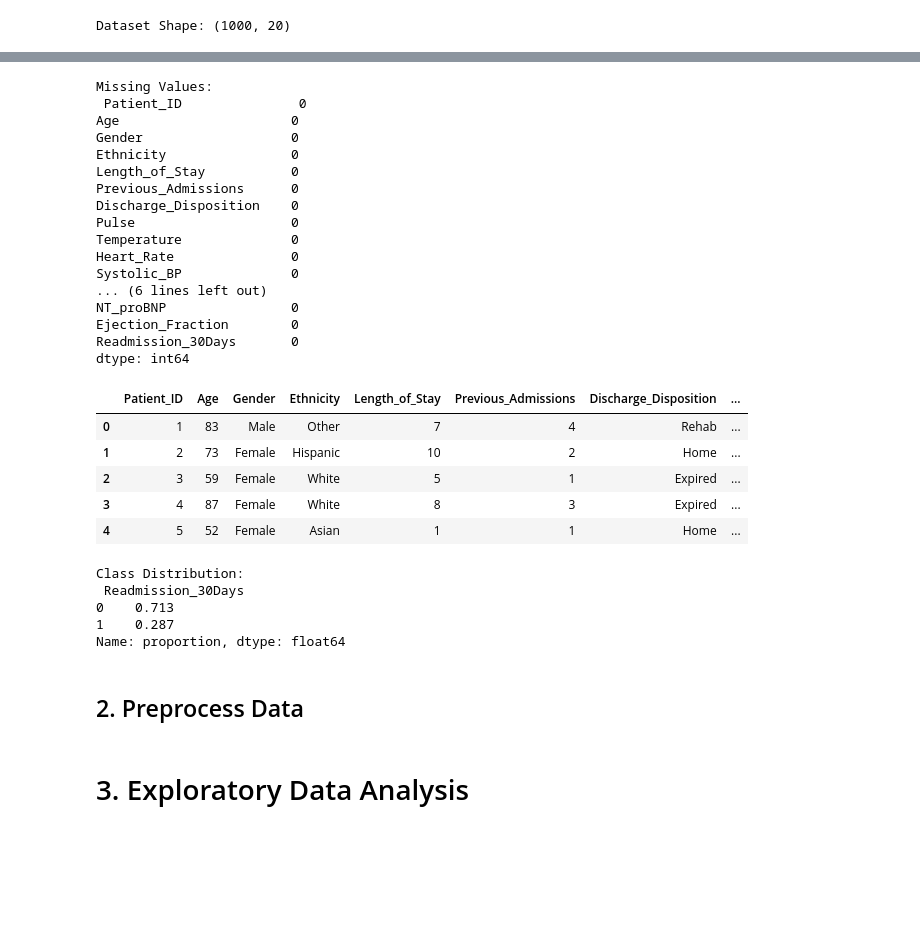
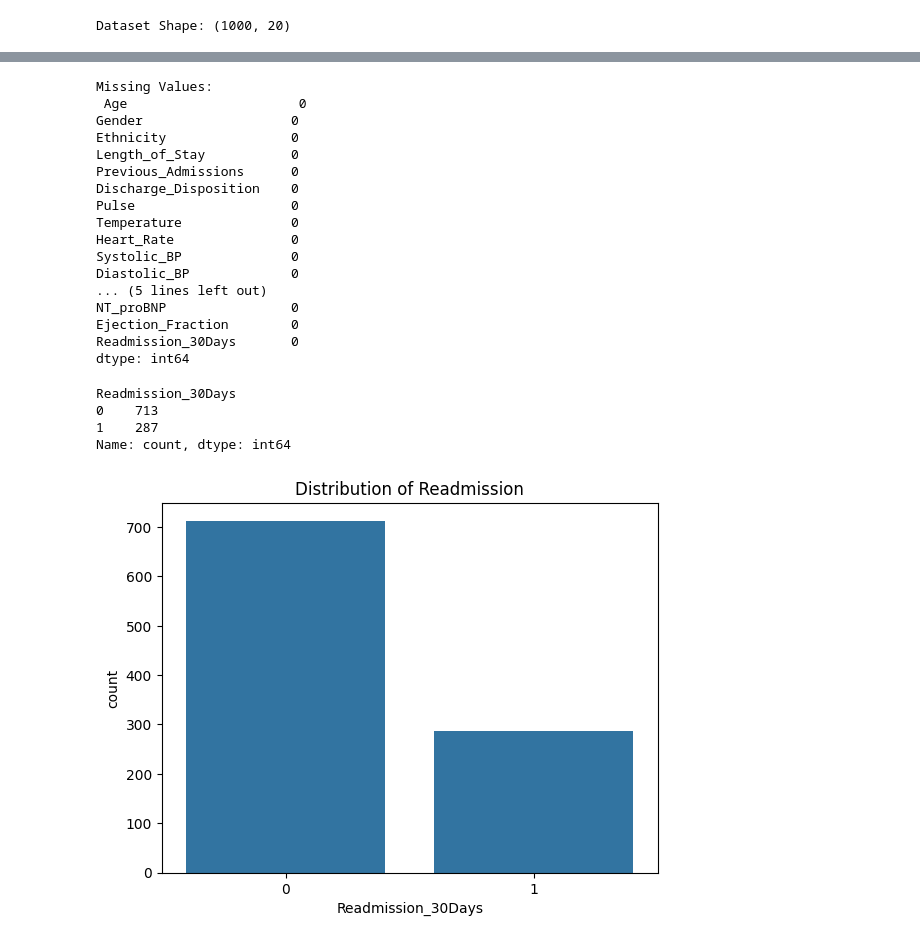
Before and after one commit to Phionanamugga/Heart_Failure_ReAdmission_Predicition, a Jupyter notebook: readmission.ipynb, the cells around one changed output, grey strips where cells are left out. Cells and saved outputs as stored; diff of their text form; code cells hidden in the pictures; blank space fills up the shorter version.

```diff
--- a/readmission.ipynb
+++ b/readmission.ipynb
@@ -22,0 +47,2 @@ df = pd.read_csv('https://storage.googleapis.com/kagglesdsdata/datasets/6711180/
+# %%
+df = pd.read_csv('heart_failure_readmission.csv')
@@ -30,8 +123,7 @@ Dataset Shape: (1000, 20)
 print("\nMissing Values:\n", df.isnull().sum())
 # %% [output]
 Missing Values:
- Patient_ID               0
-Age                      0
+ Age                      0
 Gender                   0
 Ethnicity                0
 Length_of_Stay           0
@@ -41,27 +133,9 @@ Pulse                    0
 Temperature              0
 Heart_Rate               0
 Systolic_BP              0
-... (6 lines left out)
+Diastolic_BP             0
+... (5 lines left out)
 NT_proBNP                0
 Ejection_Fraction        0
 Readmission_30Days       0
 dtype: int64
-# %%
-df.head()
-# %% [output]
-|  | Patient_ID | Age | Gender | Ethnicity | Length_of_Stay | Previous_Admissions | Discharge_Disposition | ... |
-| 0 | 1 | 83 | Male | Other | 7 | 4 | Rehab | ... |
-| 1 | 2 | 73 | Female | Hispanic | 10 | 2 | Home | ... |
-| 2 | 3 | 59 | Female | White | 5 | 1 | Expired | ... |
-| 3 | 4 | 87 | Female | White | 8 | 3 | Expired | ... |
-| 4 | 5 | 52 | Female | Asian | 1 | 1 | Home | ... |
-# %%
-print("\nClass Distribution:\n", df['Readmission_30Days'].value_counts(normalize=True))
-# %% [output]
-Class Distribution:
- Readmission_30Days
-0    0.713
-1    0.287
-Name: proportion, dtype: float64
-# %% [markdown]
-## 2. Preprocess Data
@@ -89,2 +141,0 @@ def preprocess_data(df):
-# %% [markdown]
-# 3. Exploratory Data Analysis
@@ -146,0 +142,14 @@ def train_model(X, y):
+# %%
+df['Readmission_30Days'].value_counts()
+# %% [output]
+Readmission_30Days
+0    713
+1    287
+Name: count, dtype: int64
+# %%
+# Checking the distribution of the target variable
+sns.countplot(x='Readmission_30Days', data=df)
+plt.title('Distribution of Readmission')
+plt.show()
+# %% [output]
+[figure, added]
```
Also changed, not shown: parts of 32 cells of this notebook.
